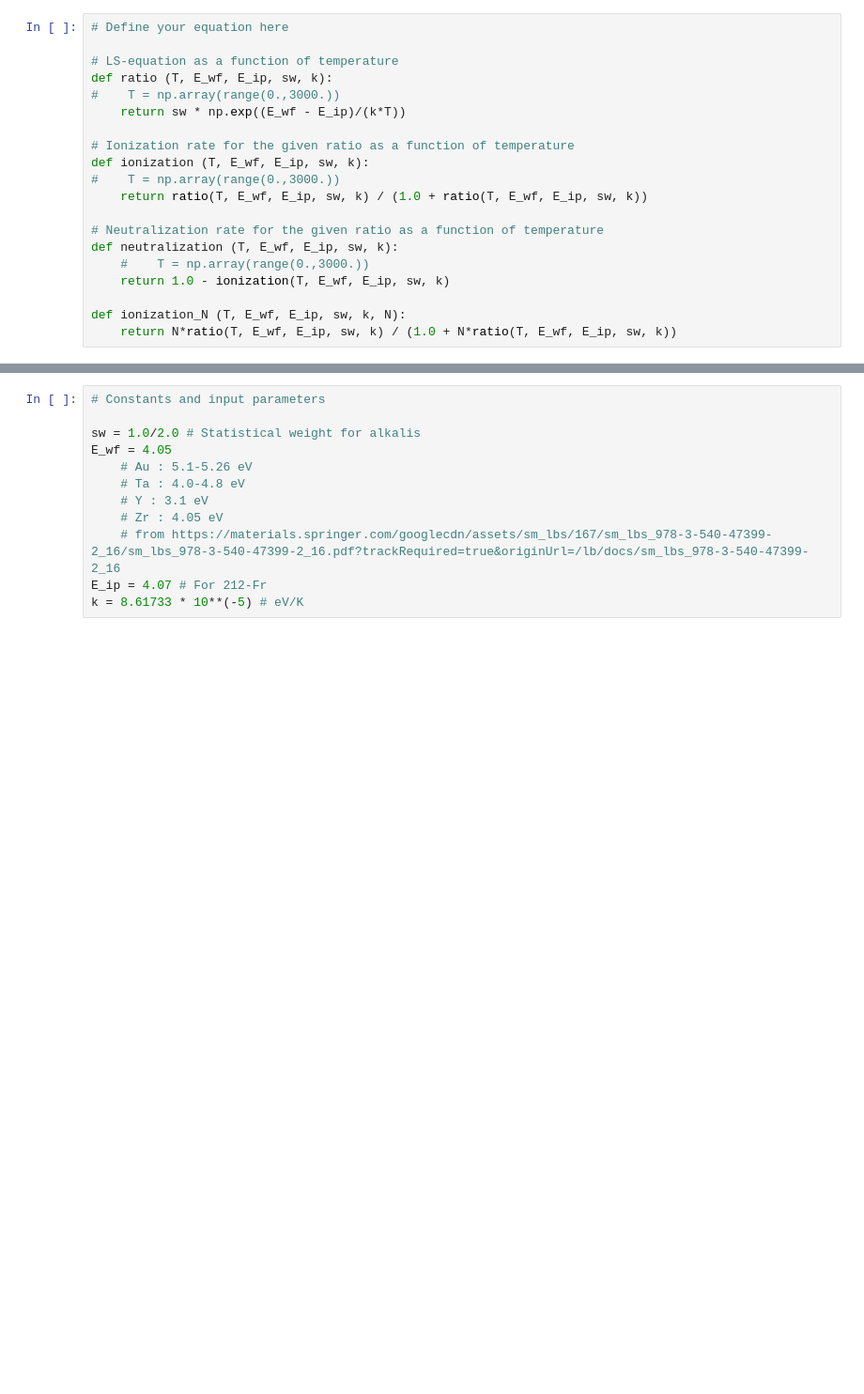
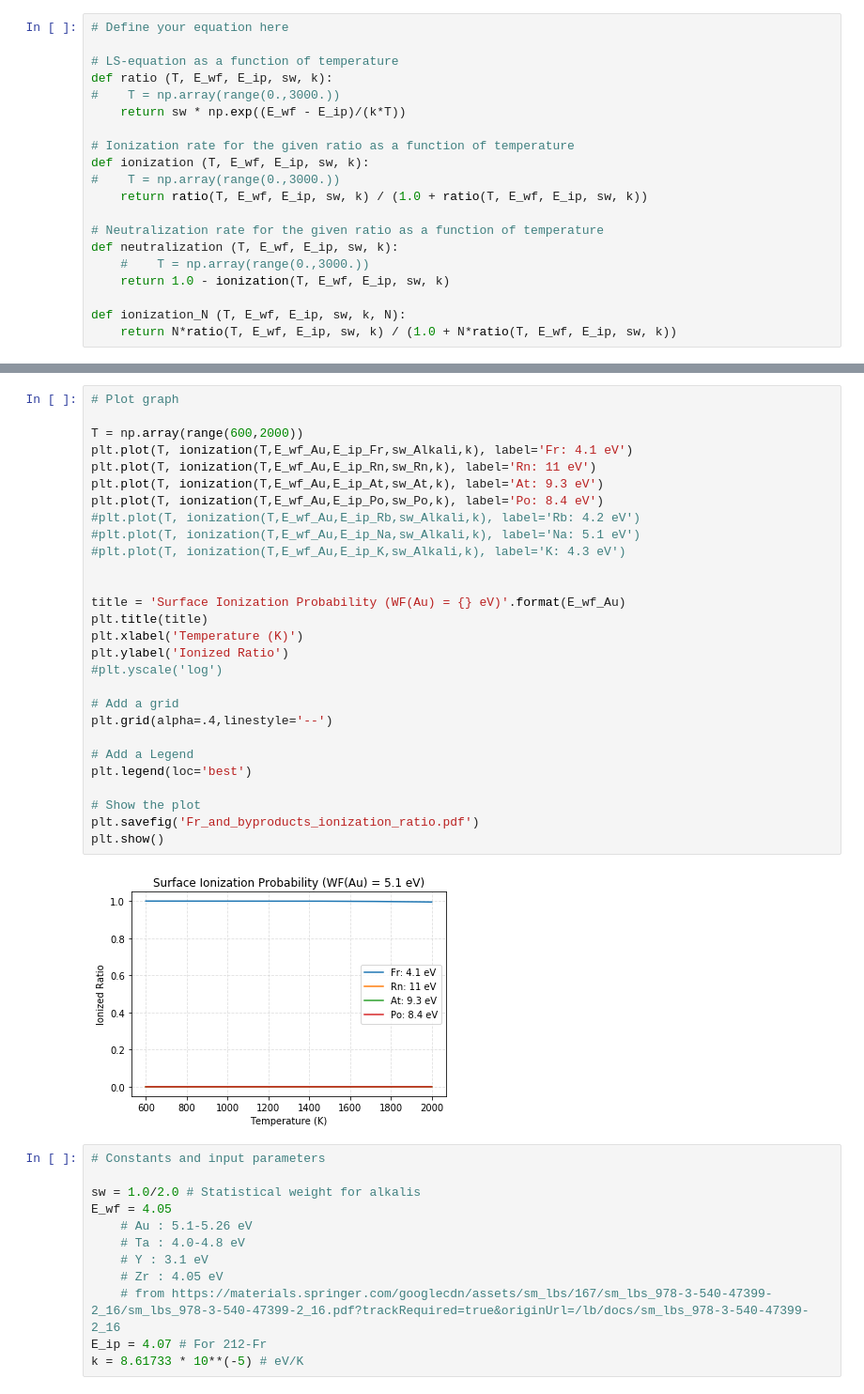
Before and after one commit to naoya-ozawa/langmuir_saha_calculator, a Jupyter notebook: ion_atom_distribution.ipynb, the cells around one changed output, grey strips where cells are left out. Shown at 94% size. Saved outputs shown, nothing was run; the diff lists cells and outputs as text; blank space fills up the shorter version.

```diff
--- a/ion_atom_distribution.ipynb
+++ b/ion_atom_distribution.ipynb
@@ -28,3 +58,33 @@ def ionization_N (T, E_wf, E_ip, sw, k, N):
+# %%
+# Plot graph
+
+T = np.array(range(600,2000))
+plt.plot(T, ionization(T,E_wf_Au,E_ip_Fr,sw_Alkali,k), label='Fr: 4.1 eV')
+plt.plot(T, ionization(T,E_wf_Au,E_ip_Rn,sw_Rn,k), label='Rn: 11 eV')
+plt.plot(T, ionization(T,E_wf_Au,E_ip_At,sw_At,k), label='At: 9.3 eV')
+plt.plot(T, ionization(T,E_wf_Au,E_ip_Po,sw_Po,k), label='Po: 8.4 eV')
+#plt.plot(T, ionization(T,E_wf_Au,E_ip_Rb,sw_Alkali,k), label='Rb: 4.2 eV')
+#plt.plot(T, ionization(T,E_wf_Au,E_ip_Na,sw_Alkali,k), label='Na: 5.1 eV')
+#plt.plot(T, ionization(T,E_wf_Au,E_ip_K,sw_Alkali,k), label='K: 4.3 eV')
+
+
+title = 'Surface Ionization Probability (WF(Au) = {} eV)'.format(E_wf_Au)
+plt.title(title)
+plt.xlabel('Temperature (K)')
+plt.ylabel('Ionized Ratio')
+#plt.yscale('log')
+
+# Add a grid
+plt.grid(alpha=.4,linestyle='--')
+
+# Add a Legend
+plt.legend(loc='best')
+
+# Show the plot
+plt.savefig('Fr_and_byproducts_ionization_ratio.pdf')
+plt.show()
+# %% [output]
+[figure, added]
 # %%
 # Constants and input parameters
 
```
Also changed, not shown: parts of 3 cells of this notebook.
